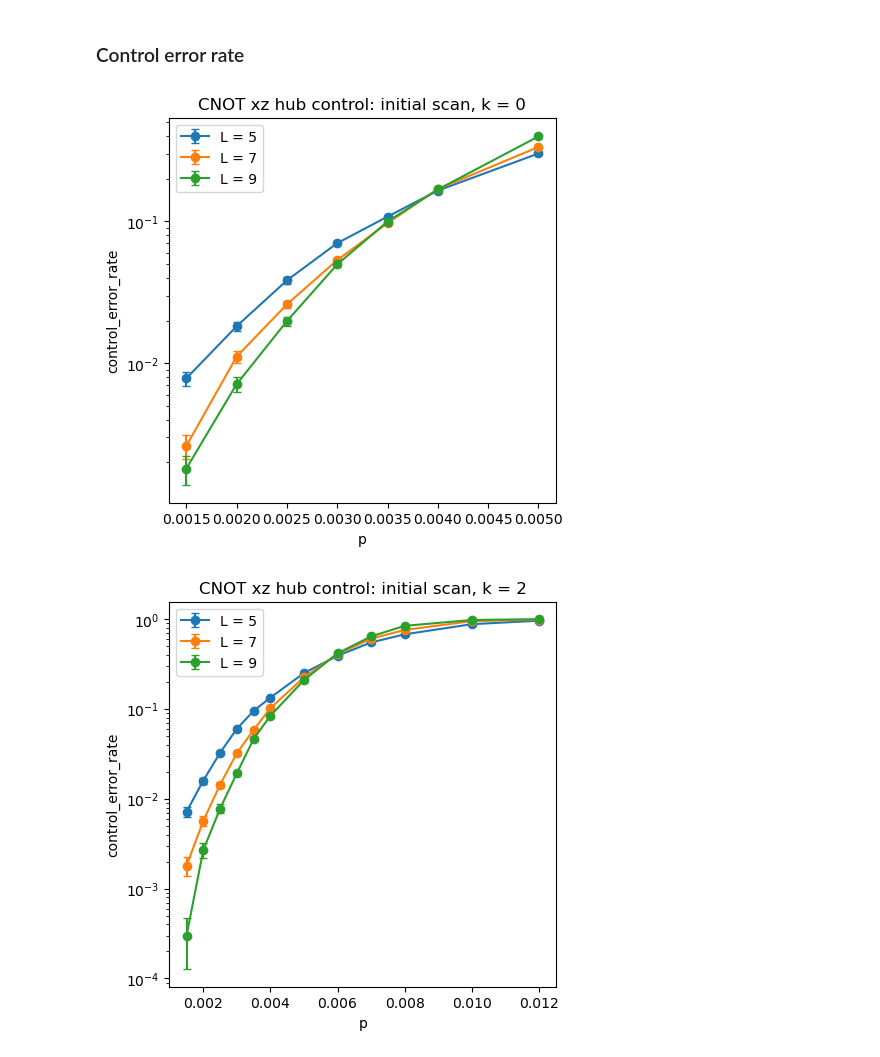
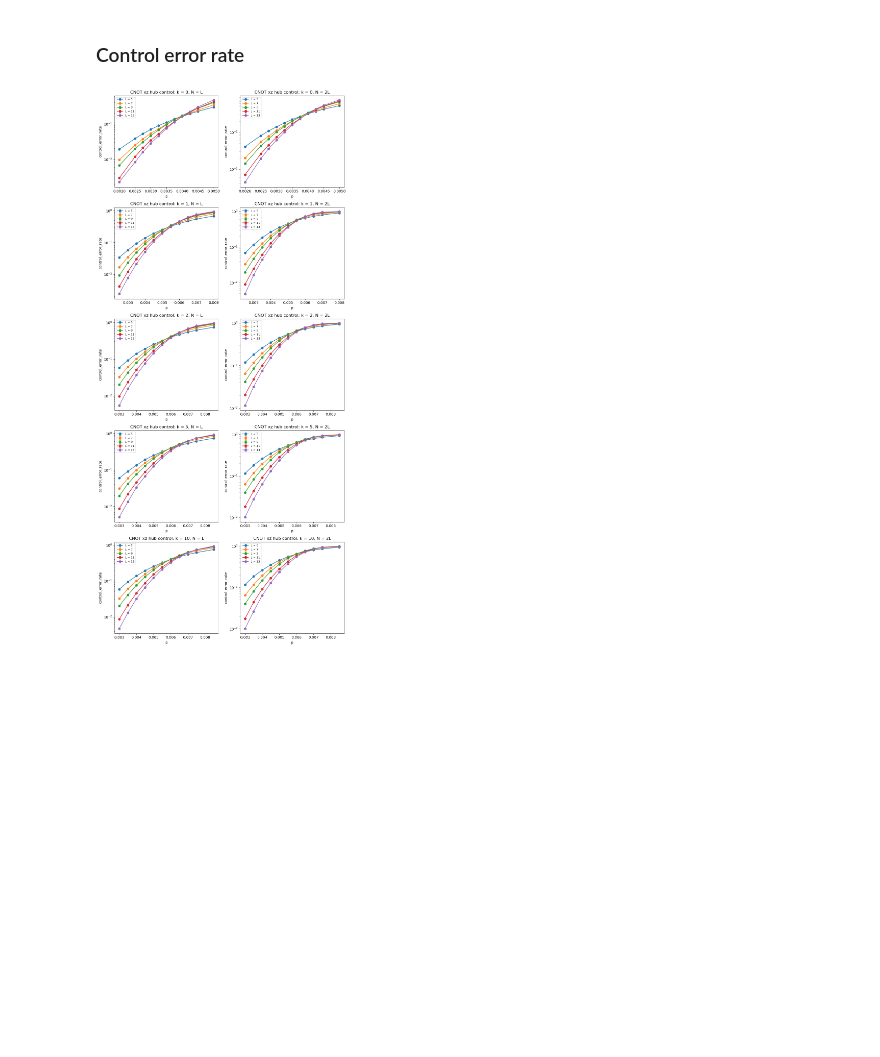
Before and after one commit to njvincent/mp-decoder, a Jupyter notebook: notebooks/cnot_primitive_xz_hub_analysis.ipynb, the cells around one changed output. Cells and saved outputs as stored; diff of their text form; code cells hidden in the pictures; blank space fills up the shorter version.

```diff
--- a/notebooks/cnot_primitive_xz_hub_analysis.ipynb
+++ b/notebooks/cnot_primitive_xz_hub_analysis.ipynb
@@ -101,0 +166,14 @@ repeat counts:
+# %%
+full_gaps = [0, 1, 2, 5, 10]
+full_L_values = [5, 7, 9, 11, 13]
+cnot_dirs = {"N = L": "NL", "N = 2L": "N2L"}
+
+full_scans = {}
+rows = ["| k | N | p values | trials per point |", "| --- | --- | --- | --- |"]
+for gap in full_gaps:
+    for tag, n_dir in cnot_dirs.items():
+        p_values = scan_p_values(gap, n_dir, FULL_PATTERN, full_L_values)
+        full_scans[gap, tag] = load_hub_scan(gap, n_dir, p_values, full_L_values, f"XZ hub k = {gap}, {tag} full scan")
+        trials = full_scans[gap, tag].trials
+        rows.append(f"| {gap} | {tag} | {100 * p_values[0]:.2f}-{100 * p_values[-1]:.2f}% ({len(p_values)}) | {int(trials.min())}-{int(trials.max())} |")
+display(Markdown("\n".join(rows)))
@@ -102,11 +193,8 @@ repeat counts:
 # %% [markdown]
 ### Target error rate
 # %%
-for gap, scan in initial_scans.items():
-    plot_rate_scan(
-        scan,
-        rate_name="target",
-        title=f"CNOT xz hub target: initial scan, k = {gap}",
-        ylabel="target_error_rate",
-    )
+plot_rate_panels(
+    [(scan, "target", f"CNOT xz hub target: k = {gap}, {tag}") for (gap, tag), scan in full_scans.items()],
+    ylabel="target_error_rate",
+)
 # %% [output]
@@ -118,13 +202,9 @@ for gap, scan in initial_scans.items():
 # %% [markdown]
 ### Control error rate
 # %%
-for gap, scan in initial_scans.items():
-    plot_rate_scan(
-        scan,
-        rate_name="control",
-        title=f"CNOT xz hub control: initial scan, k = {gap}",
-        ylabel="control_error_rate",
-    )
+plot_rate_panels(
+    [(scan, "control", f"CNOT xz hub control: k = {gap}, {tag}") for (gap, tag), scan in full_scans.items()],
+    ylabel="control_error_rate",
+)
 # %% [output]
-[figure, old version]
+[figure, new version]
-[figure, removed]
```
Also changed, not shown: parts of 30 cells of this notebook, 3 other files.
